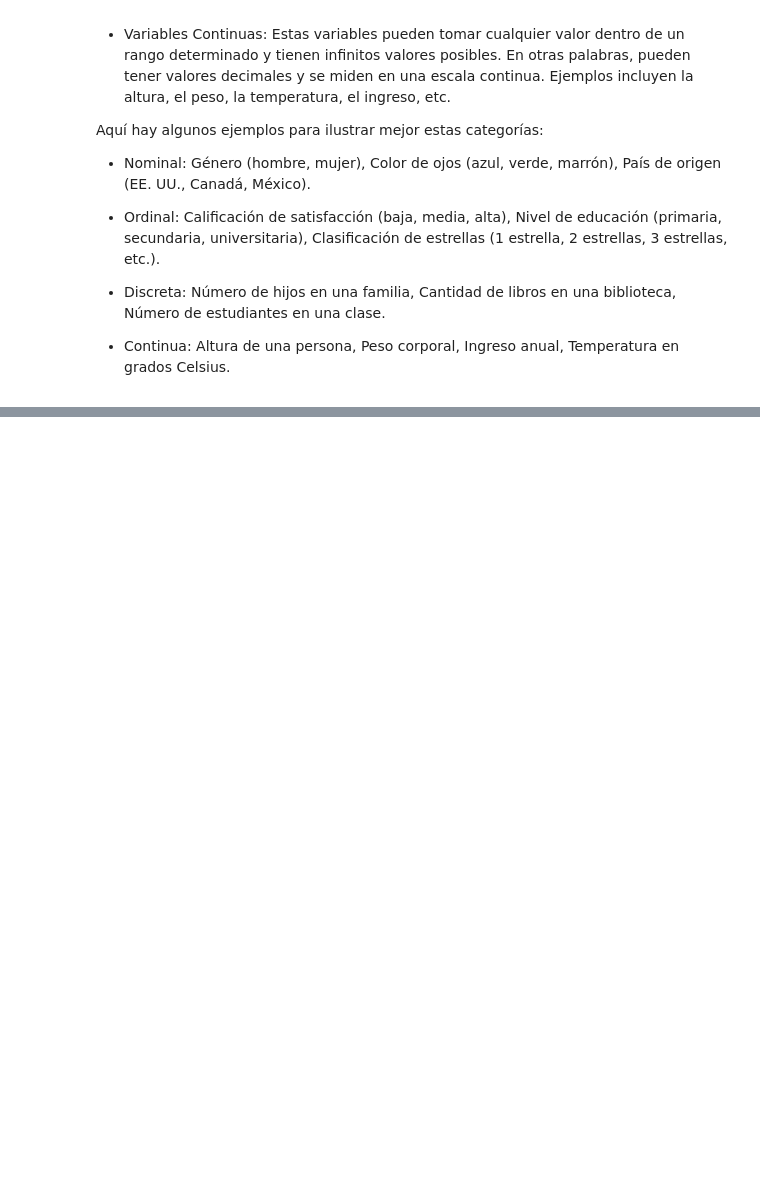
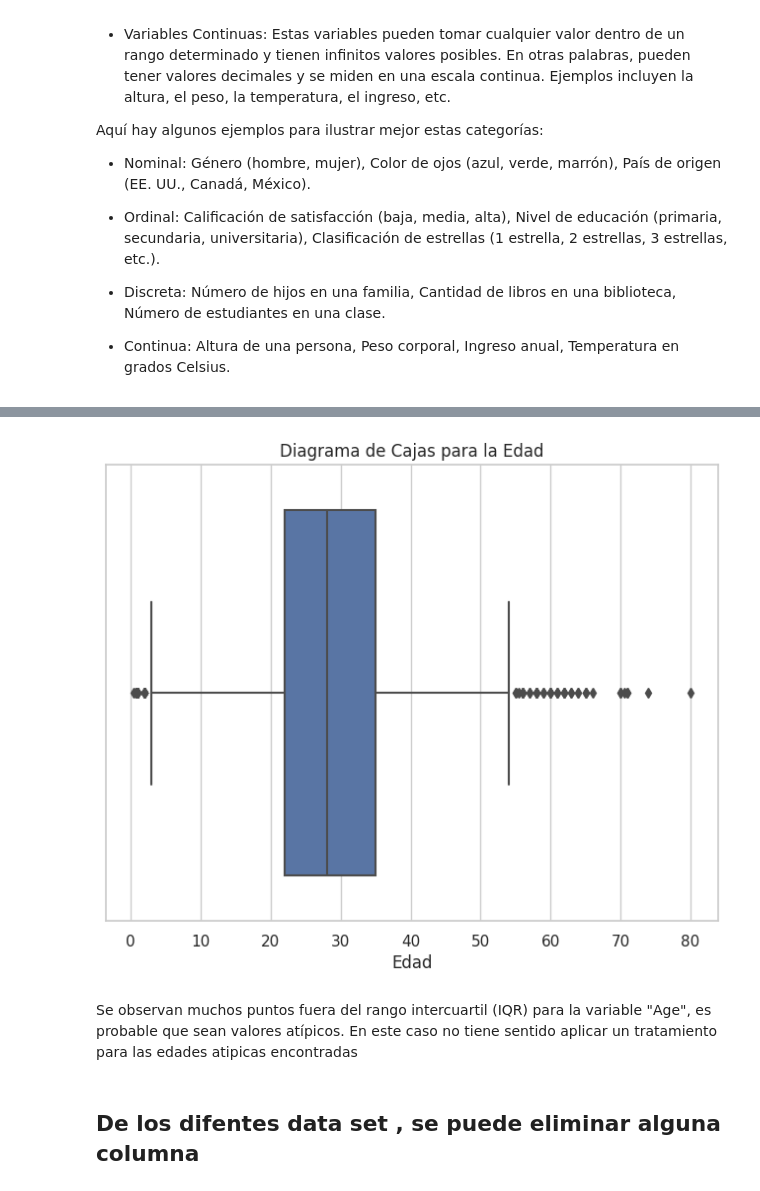
Before and after one commit to agustinsalum/ciencia-datos-python, a Jupyter notebook: Trabajos-practicos/tp4/tp4.ipynb, the cells around one changed output, grey strips where cells are left out. Saved outputs shown, nothing was run; the diff lists cells and outputs as text; code cells hidden in the pictures; blank space fills up the shorter version.

```diff
--- a/Trabajos-practicos/tp4/tp4.ipynb
+++ b/Trabajos-practicos/tp4/tp4.ipynb
@@ -299,17 +186,0 @@ df_wineqt = df_wineqt.apply(pd.to_numeric, errors='coerce')
-# %%
-columna_diabetes = 'Pregnancies'
-columna_iris     = 'sepal_length'
-columna_titanic  = 'PassengerId'
-columna_wineqt   = 'fixed acidity'
-
-# Eliminar la columna
-df_diabetes.drop(columns=columna_diabetes, inplace=True)
-df_iris.drop(columns=columna_iris, inplace=True)
-df_titanic.drop(columns=columna_titanic, inplace=True)
-df_wineqt.drop(columns=columna_wineqt, inplace=True)
-
-# Mostrar el DataFrame después de eliminar la columna
-print(df_diabetes.head())
-print(df_iris.head())
-print(df_titanic.head())
-print(df_wineqt.head())
@@ -444,0 +381,13 @@ plt.show()
+# %%
+# Rellenar los valores faltantes en la columna 'Age' con la mediana
+df_titanic['Age'].fillna(df_titanic['Age'].median(), inplace=True)
+
+# Rellenar los valores faltantes en la columna 'Embarked' con el valor más frecuente
+frecuente_embarked = df_titanic['Embarked'].mode()[0]
+frecuente_cabin = df_titanic['Cabin'].mode()[0]
+
+df_titanic['Embarked'].fillna(frecuente_embarked, inplace=True)
+df_titanic['Cabin'].fillna(frecuente_cabin, inplace=True)
+
+# Verificamos
+df_titanic.isnull().sum()
@@ -444,0 +425,18 @@ plt.show()
+# %%
+import seaborn as sns
+
+# Configurar el estilo de los gráficos con Seaborn
+sns.set(style="whitegrid")
+
+# Crear un diagrama de cajas para la columna 'Age'
+plt.figure(figsize=(8, 6))
+sns.boxplot(data=df_titanic, x='Age')
+plt.title('Diagrama de Cajas para la Edad')
+plt.xlabel('Edad')
+plt.show()
+# %% [output]
+[figure, added]
+# %% [markdown]
+Se observan muchos puntos fuera del rango intercuartil (IQR) para la variable "Age", es probable que sean valores atípicos. En este caso no tiene sentido aplicar un tratamiento para las edades atipicas encontradas
+# %% [markdown]
+## De los difentes data set , se puede eliminar alguna columna
```
Also changed, not shown: parts of 36 cells of this notebook.
